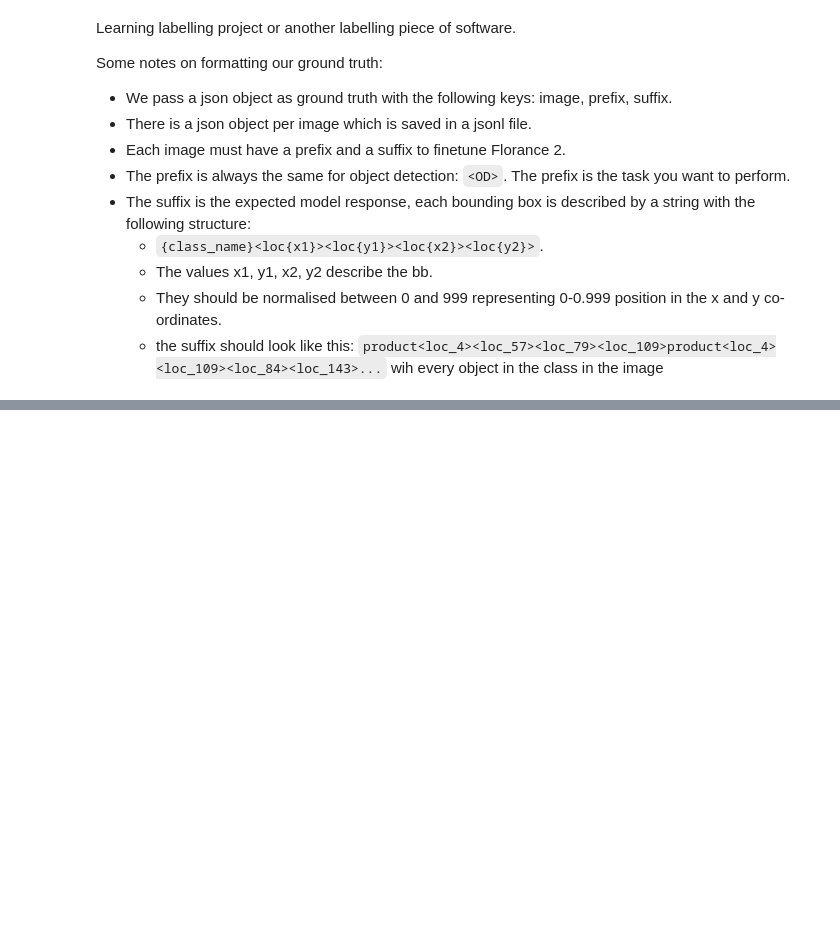
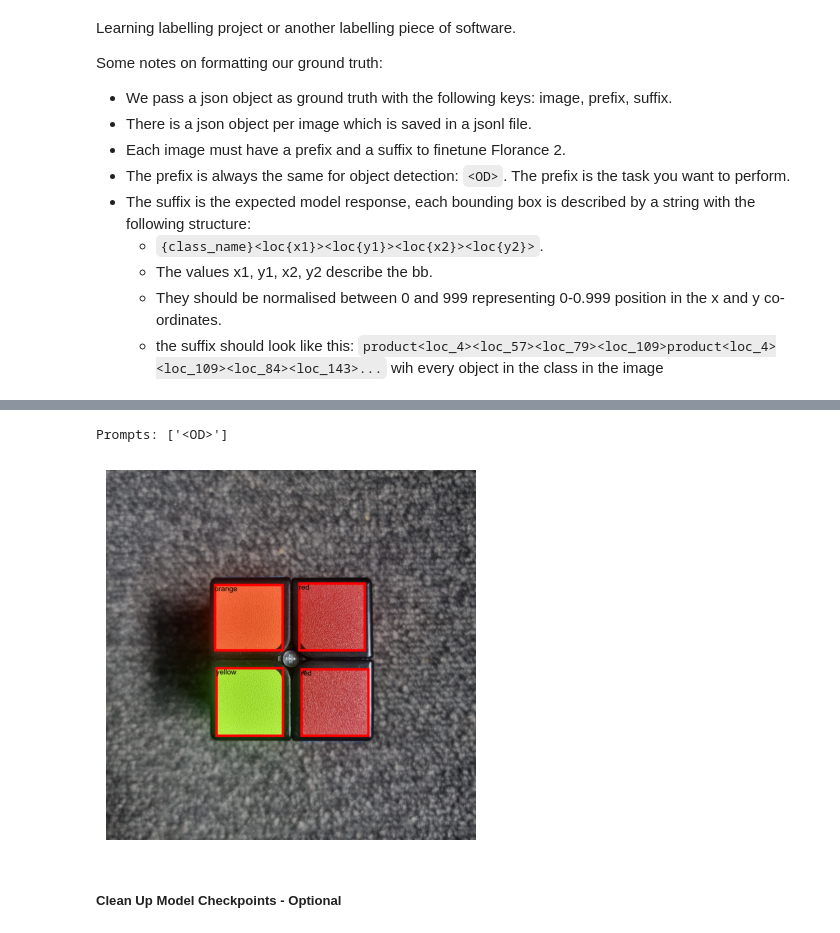
Before and after one commit to microsoft/dstoolkit-finetuning-florence-2, a Jupyter notebook: code/02-Object_Detection_Finetuning.ipynb, the cells around one changed output, grey strips where cells are left out. Drawn from its saved outputs; the diff is of its cells as text; code cells hidden in the pictures; blank space fills up the shorter version.

```diff
--- a/code/02-Object_Detection_Finetuning.ipynb
+++ b/code/02-Object_Detection_Finetuning.ipynb
@@ -466,25 +426,0 @@ Model saved at ./model_checkpoints/epoch_6
-# %%
-import os
-import torch
-from transformers import (
-    # AdamW,
-    AutoModelForCausalLM,
-    AutoProcessor
-)
-from PIL import Image, ImageDraw, ImageOps
-import numpy as np
-import matplotlib.pyplot as plt
-from collections import Counter
-
-DEVICE = "cuda:0" if torch.cuda.is_available() else "cpu"
-torch_dtype = torch.float16 if torch.cuda.is_available() else torch.float32
-print(f"DEVICE: {DEVICE} \nTORCH DTYPE: {torch_dtype}")
-
-processed_data_dir = "./data/processed"
-
-# Load the model and processor from the saved weights
-model_file_name = "epoch_4" # "epoch_12" # "best_inference_products_ID"
-
-output_dir = f"./model_checkpoints/{model_file_name}"
-model = AutoModelForCausalLM.from_pretrained(output_dir, torch_dtype=torch_dtype, trust_remote_code=True).to(DEVICE)
-processor = AutoProcessor.from_pretrained(output_dir, trust_remote_code=True)
@@ -506,0 +427,21 @@ Successfully detected the following objects: {'product': 4}
+# %%
+# Load the model and processor from the saved weights
+model_file_name = "epoch_5" # try load different epochs to see how the model performs
+
+output_dir = f"./model_checkpoints/object_detection/{model_file_name}"
+finetuned_model = AutoModelForCausalLM.from_pretrained(output_dir, torch_dtype=torch_dtype, trust_remote_code=True).to(device)
+finetuned_processor = AutoProcessor.from_pretrained(output_dir, trust_remote_code=True)
+finetuned_setup = [finetuned_model, finetuned_processor, device, torch_dtype]
+# %%
+img = read_image(raw_image_test) # you can also use any image here, not just the one used for training. Try use any from the inference file or take a picture of your own 2x2 rubix cube (or try a larger 3x3 cube to see if the model canextrapolate).
+
+task_input = "<OD>"
+text_inputs = []
+results = inference_florance(img, task_input=task_input, text_inputs=text_inputs, florance2_setup=finetuned_setup)  # run object detection for no specific classes
+combined_results = {"bboxes": [box for result in results for box in result[task_input]["bboxes"]], "labels": [label for result in results for label in result[task_input]["labels"]]}
+draw_bounding_boxes(img, combined_results, size_bb=20, size_text=60, label_bb=True, color_bb=False, text_offset=(10, 10))
+# %% [output]
+Prompts: ['<OD>']
+[figure, added]
+# %% [markdown]
+##### Clean Up Model Checkpoints - Optional
```
Also changed, not shown: parts of 24 cells of this notebook, 11 other files.
